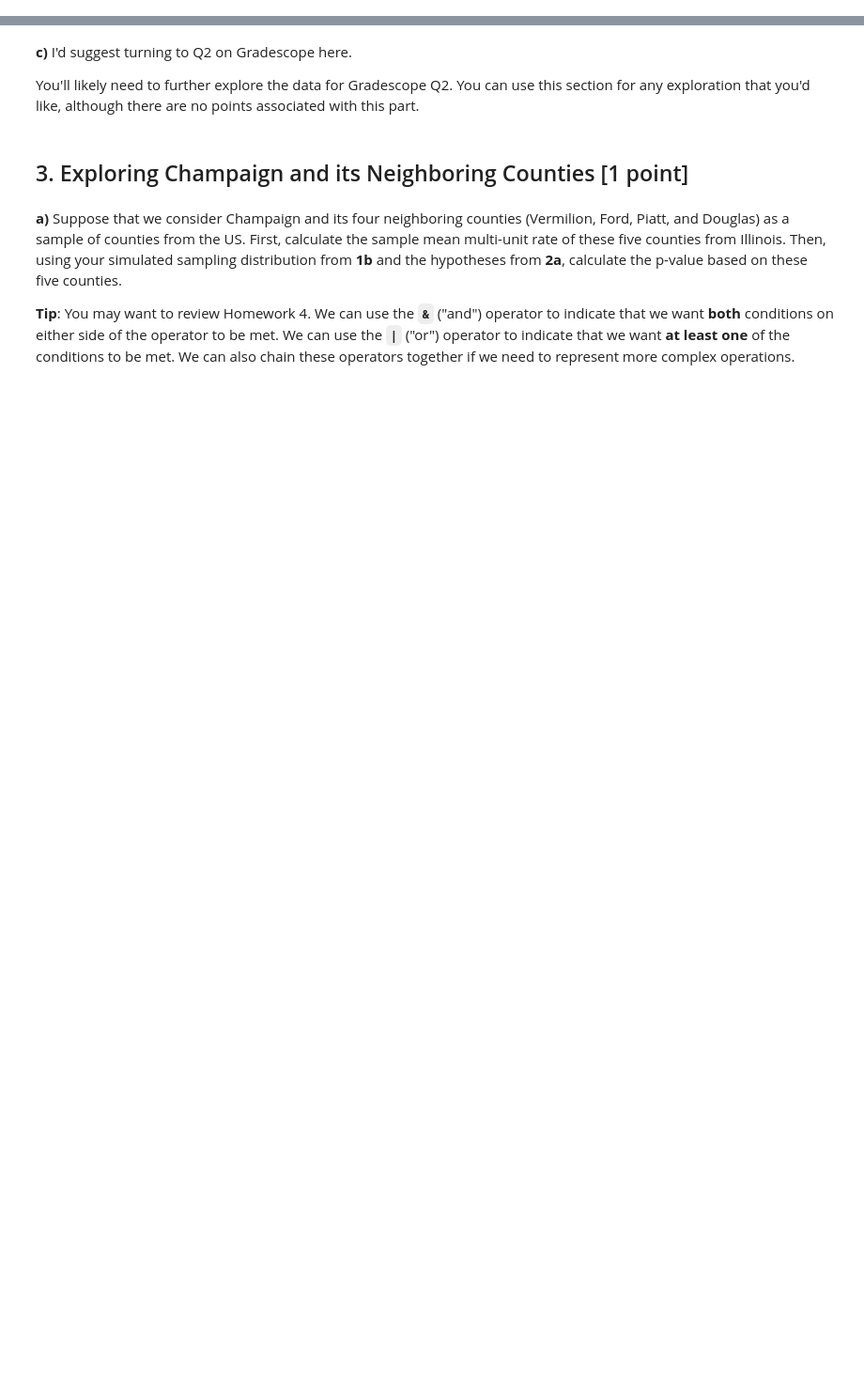
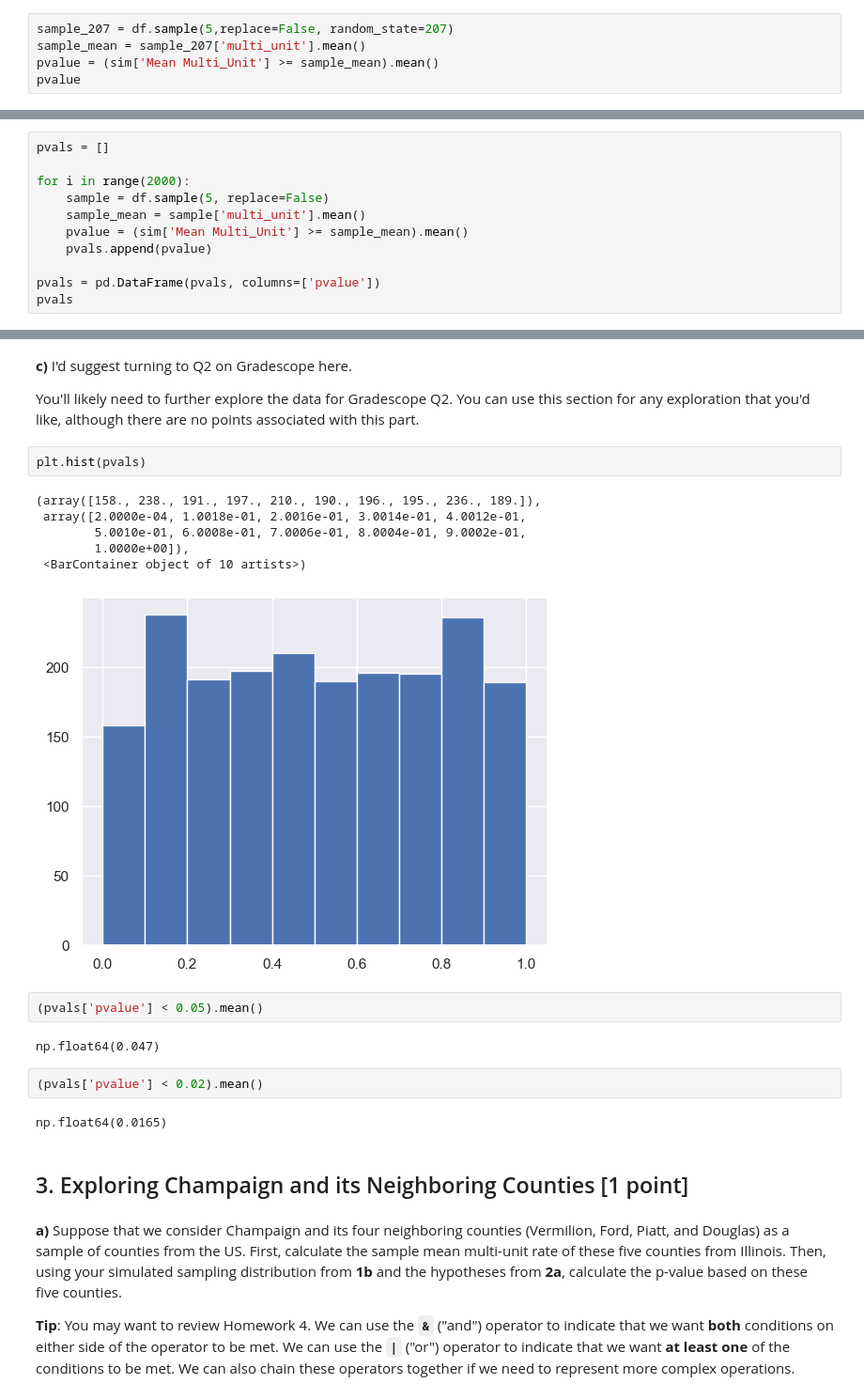
Before and after one commit to MatthewMandhyan/Stat207_clone, a Jupyter notebook: homework_06/homework_06.ipynb, the cells around one changed output, grey strips where cells are left out. Shown at 94% size. Saved outputs shown, nothing was run; the diff lists cells and outputs as text; blank space fills up the shorter version.

```diff
--- a/homework_06/homework_06.ipynb
+++ b/homework_06/homework_06.ipynb
@@ -54,3 +104,8 @@ For this question, we'll take a deeper dive into p-values and significance level
 $H_0: \mu = 12.32$
 
 $H_a: \mu > 12.32$
+# %%
+sample_207 = df.sample(5,replace=False, random_state=207)
+sample_mean = sample_207['multi_unit'].mean()
+pvalue = (sim['Mean Multi_Unit'] >= sample_mean).mean()
+pvalue
@@ -67,3 +124,14 @@ Repeat this process 2000 times, so that you have 2000 different p-values in your
 *Hint:* As a first step, determine the appropriate code to calculate the p-value for a single random sample of size 5.  Then, once you have code that works for a single random sample, generalize it so that you can repeat this for 2000 different samples.
 
 *A second hint:* I know that the procedure described above may feel a little strange.  Similar to **part 2a**, you won't need to generate a sampling distribution at all for this question.
+# %%
+pvals = []
+
+for i in range(2000):
+    sample = df.sample(5, replace=False)
+    sample_mean = sample['multi_unit'].mean()
+    pvalue = (sim['Mean Multi_Unit'] >= sample_mean).mean()
+    pvals.append(pvalue)
+
+pvals = pd.DataFrame(pvals, columns=['pvalue'])
+pvals
@@ -71,6 +153,23 @@ Repeat this process 2000 times, so that you have 2000 different p-values in your
 **c)** I'd suggest turning to Q2 on Gradescope here.
 
 You'll likely need to further explore the data for Gradescope Q2.  You can use this section for any exploration that you'd like, although there are no points associated with this part.
+# %%
+plt.hist(pvals)
+# %% [output]
+(array([158., 238., 191., 197., 210., 190., 196., 195., 236., 189.]),
+ array([2.0000e-04, 1.0018e-01, 2.0016e-01, 3.0014e-01, 4.0012e-01,
+        5.0010e-01, 6.0008e-01, 7.0006e-01, 8.0004e-01, 9.0002e-01,
+        1.0000e+00]),
+ <BarContainer object of 10 artists>)
+[figure, added]
+# %%
+(pvals['pvalue'] < 0.05).mean()
+# %% [output]
+np.float64(0.047)
+# %%
+(pvals['pvalue'] < 0.02).mean()
+# %% [output]
+np.float64(0.0165)
 # %% [markdown]
 ## 3. Exploring Champaign and its Neighboring Counties [1 point]
 # %% [markdown]
```
Also changed, not shown: parts of 11 cells of this notebook.
